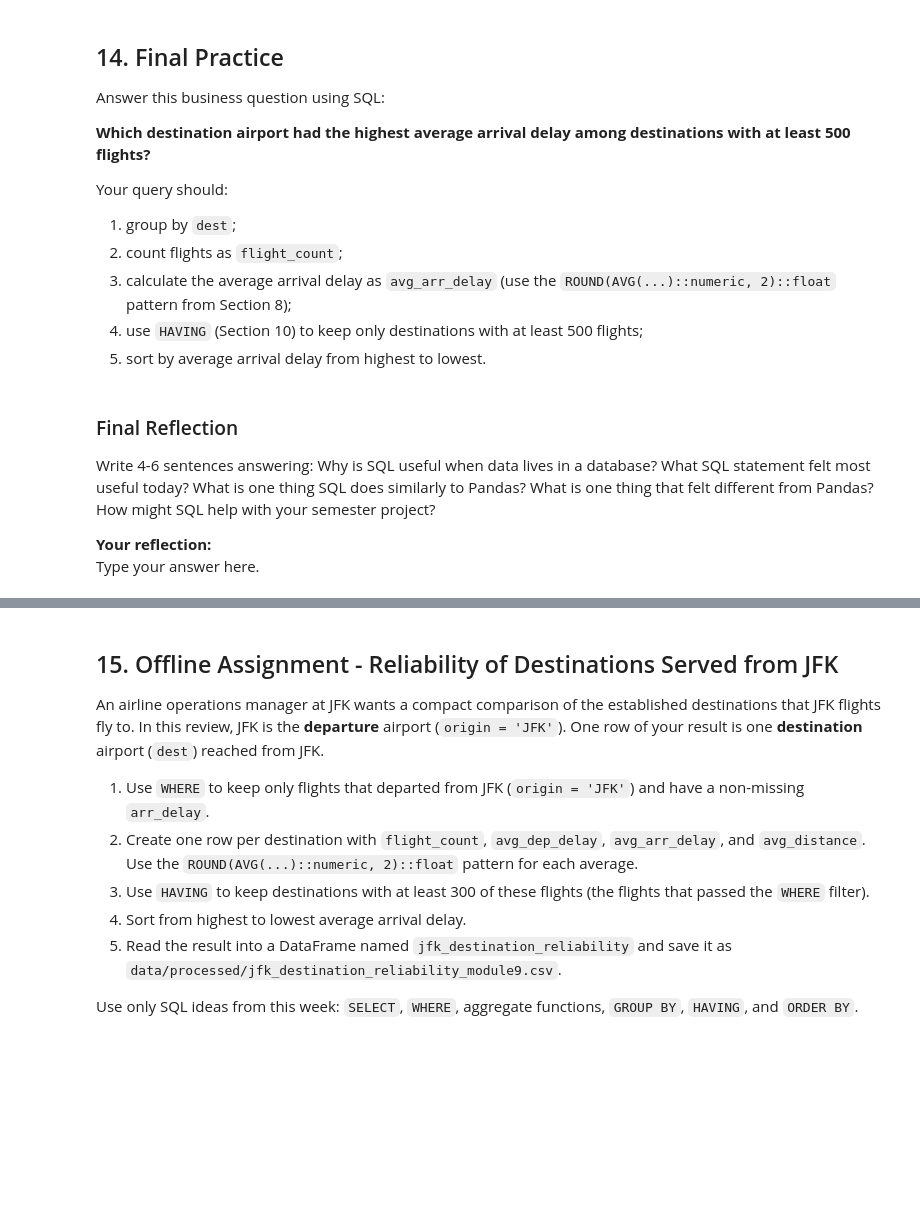
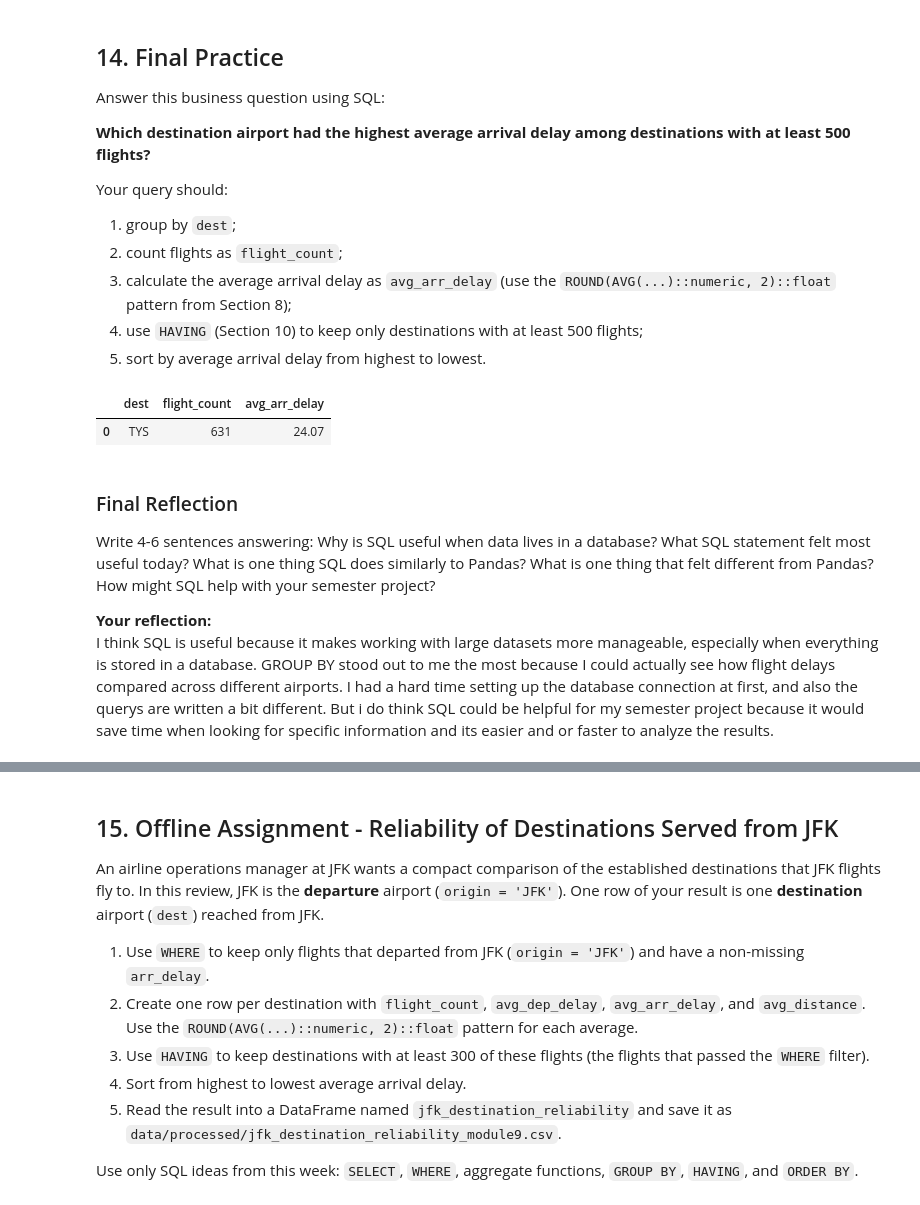
Before and after one commit to diantasmaa-crypto/ban6003-week-09-10-diana, a Jupyter notebook: notebooks/module9_neon_sql_fundamentals_guided_lab.ipynb, the cells around one changed output, grey strips where cells are left out. Cells and saved outputs as stored; diff of their text form; code cells hidden in the pictures; blank space fills up the shorter version.

```diff
--- a/notebooks/module9_neon_sql_fundamentals_guided_lab.ipynb
+++ b/notebooks/module9_neon_sql_fundamentals_guided_lab.ipynb
@@ -582,18 +870,29 @@ Your query should:
 # %%
 # Final Practice
 query = """
-
+SELECT
+    dest,
+    COUNT(*) AS flight_count,
+    ROUND(AVG(arr_delay)::numeric, 2)::float AS avg_arr_delay
+FROM flights
+GROUP BY dest
+HAVING COUNT(*) >= 500
+ORDER BY avg_arr_delay DESC
+LIMIT 1;
 """
 
 destination_delay_summary = run_query(query, engine)
 destination_delay_summary.head()
+# %% [output]
+|  | dest | flight_count | avg_arr_delay |
+| 0 | TYS | 631 | 24.07 |
 # %% [markdown]
 ### Final Reflection
 
 Write 4-6 sentences answering: Why is SQL useful when data lives in a database? What SQL statement felt most useful today? What is one thing SQL does similarly to Pandas? What is one thing that felt different from Pandas? How might SQL help with your semester project?
 
 **Your reflection:**
-Type your answer here.
+I think SQL is useful because it makes working with large datasets more manageable, especially when everything is stored in a database. GROUP BY stood out to me the most because I could actually see how flight delays compared across different airports. I had a hard time setting up the database connection at first, and also the querys are written a bit different. But i do think SQL could be helpful for my semester project because it would save time when looking for specific information and its easier and or faster to analyze the results.
 # %%
 output_dir = repo_root / "data" / "processed"
 output_dir.mkdir(parents=True, exist_ok=True)
```
Also changed, not shown: parts of 38 cells of this notebook, 1 other file.
